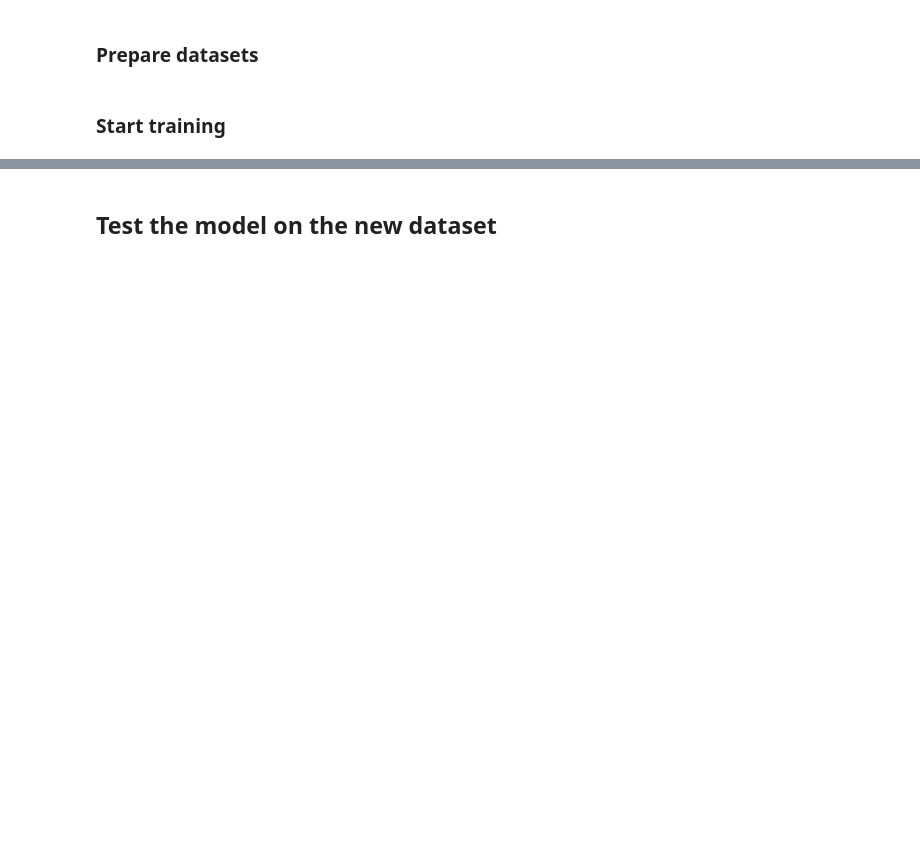
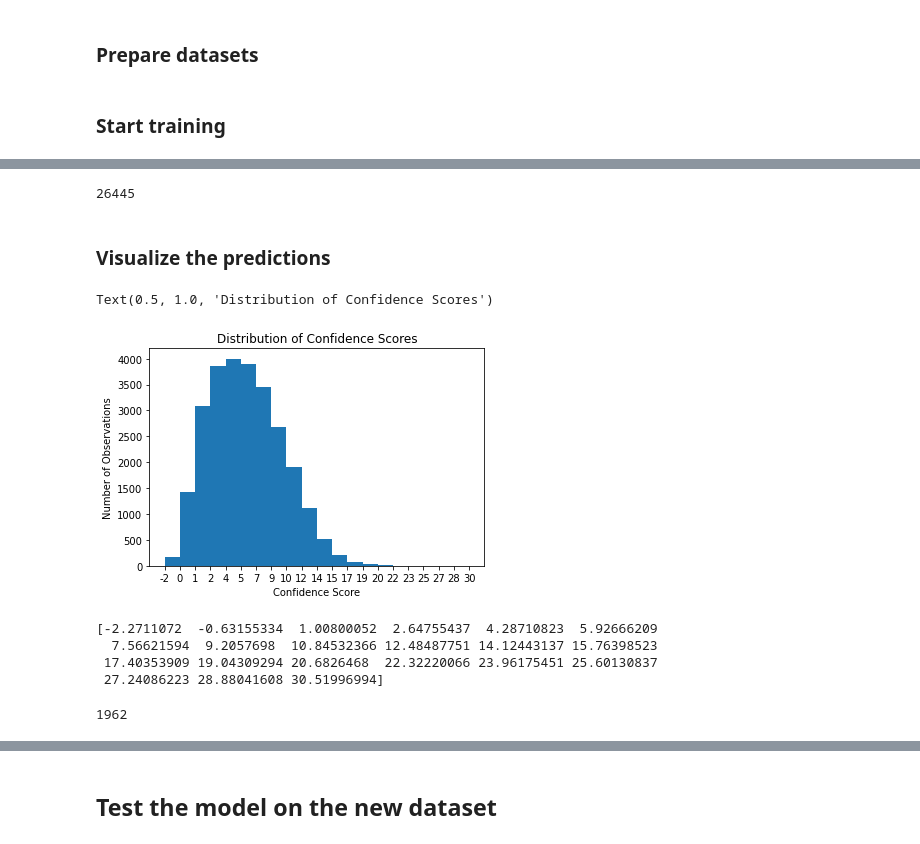
Before and after one commit to TruscaPetre/AAIT-Nosy-Missing-Labels, a Jupyter notebook: tutorial colab missing labels.ipynb, the cells around one changed output, grey strips where cells are left out. Cells and saved outputs as stored; diff of their text form; code cells hidden in the pictures; blank space fills up the shorter version.

```diff
--- a/tutorial colab missing labels.ipynb
+++ b/tutorial colab missing labels.ipynb
@@ -64,0 +111,4 @@ task1.tar.gz        100%[===================>]  71.89M   104MB/s    in 0.7s
+# %%
+# Save the dictionary to a file
+with open("experiment_info.json", "w") as f:
+    json.dump(experiment_info, f)
@@ -64,0 +147,4 @@ task1.tar.gz        100%[===================>]  71.89M   104MB/s    in 0.7s
+# %%
+with open('/gdrive/MyDrive/foo.txt', 'w') as f:
+  f.write('Hello Google Drive!')
+!cat '/gdrive/MyDrive/foo.txt'
@@ -215,4 +348,4 @@ model = train_model(model,
                     criterion,
                     dataset_size,
                     dataloader,
-                    num_epochs=25)
+                    num_epochs=experiment_info["hyperparameters_training"]["num_epochs"])
@@ -218,0 +416,5 @@ model = train_model(model,
+# %%
+# sanity check to see that all images have been moved to unlabeled/0 dir
+len(os.listdir(destination_dir)) # 26445
+# %% [output]
+26445
@@ -218,0 +440,62 @@ model = train_model(model,
+# %%
+predicted_labels = {
+    "path":[],
+    "confidence":[],
+    "label":[]
+}
+
+# Each epoch has a training and validation phase
+model.eval()   # Set model to evaluate mode
+
+# Iterate over data.
+img_path_generator = ((image, path) for (path,_) , (image, _) in zip(image_dataset_unlabeled.samples, dataloader_unlabeled))
+
+for inputs, path in tqdm(img_path_generator, total=dataset_size):
+    inputs = inputs.to(device)
+
+    # forward
+    with torch.set_grad_enabled(False): # we don't want to train
+        outputs = model(inputs)
+        confidence, preds = torch.max(outputs, 1)
+    predicted_labels["path"].append(path)
+    predicted_labels["confidence"].append(confidence.item())
+    predicted_labels["label"].append(preds.item())
+# %% [markdown]
+### Visualize the predictions
+# %%
+# Plot a distribution of the convidence scores. To find a threshold
+counts, bins, patches = plt.hist(predicted_labels["confidence"], bins = 20)
+
+# Set x-axis label
+plt.xlabel('Confidence Score')
+plt.xticks(bins, bins.astype(int))
+# Set y-axis label
+plt.ylabel('Number of Observations')
+
+# Set plot title
+plt.title('Distribution of Confidence Scores')
+# %% [output]
+Text(0.5, 1.0, 'Distribution of Confidence Scores')
+[figure, added]
+# %%
+print(bins)
+# %% [output]
+[-2.2711072  -0.63155334  1.00800052  2.64755437  4.28710823  5.92666209
+  7.56621594  9.2057698  10.84532366 12.48487751 14.12443137 15.76398523
+ 17.40353909 19.04309294 20.6826468  22.32220066 23.96175451 25.60130837
+ 27.24086223 28.88041608 30.51996994]
+# %%
+# Select the top X bins but not more than 10% of the unlabeled dataset
+# to move into the labeled dataset
+top10 = experiment_info["total_unlabeled"]*0.1
+if sum(counts)>top10:
+    for x in range(20):
+        top10-=counts[-x-1]
+        if top10 < 0:
+            break
+    n_keep = int(sum(counts[-x:]))
+else:
+    n_keep = int(sum(counts))
+print(n_keep)
+# %% [output]
+1962
```
Also changed, not shown: parts of 37 cells of this notebook.
